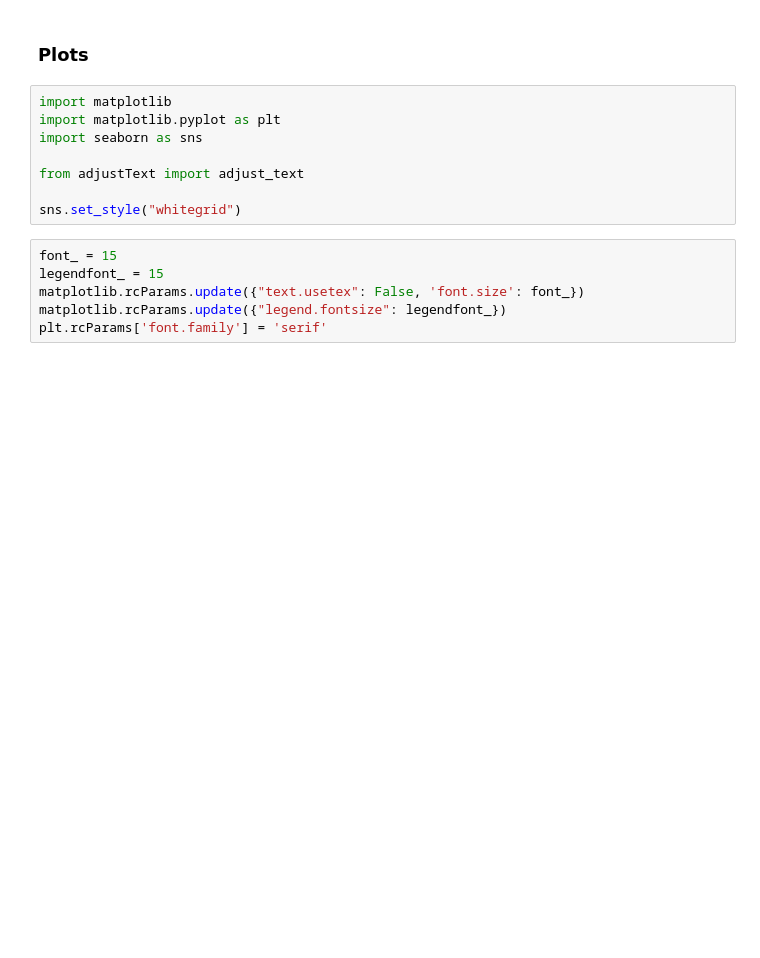
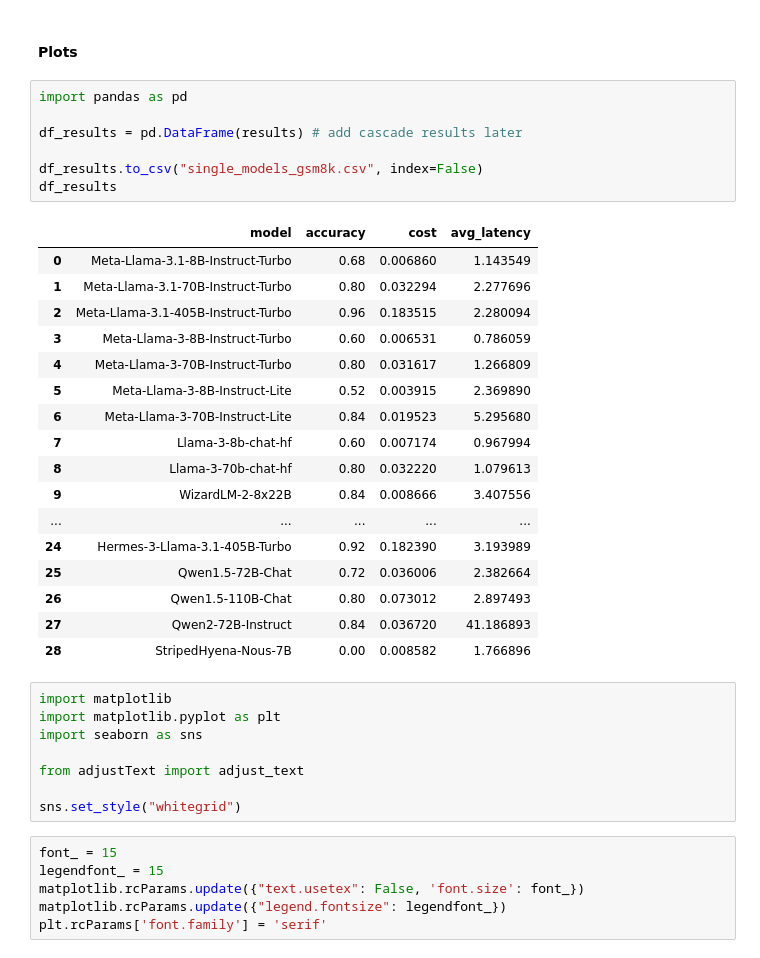
Before and after one commit to stevenkolawole/Agreement-Based-Cascading, a Jupyter notebook: run.ipynb, the cells around one changed output. Drawn from its saved outputs; the diff is of its cells as text; blank space fills up the shorter version.

```diff
--- a/run.ipynb
+++ b/run.ipynb
@@ -321,5 +292,30 @@ df_results
 # %% [markdown]
-### Plots
+#### Plots
+# %%
+import pandas as pd
+
+df_results = pd.DataFrame(results) # add cascade results later
+
+df_results.to_csv("single_models_gsm8k.csv", index=False)
+df_results
+# %% [output]
+|  | model | accuracy | cost | avg_latency |
+| 0 | Meta-Llama-3.1-8B-Instruct-Turbo | 0.68 | 0.006860 | 1.143549 |
+| 1 | Meta-Llama-3.1-70B-Instruct-Turbo | 0.80 | 0.032294 | 2.277696 |
+| 2 | Meta-Llama-3.1-405B-Instruct-Turbo | 0.96 | 0.183515 | 2.280094 |
+| 3 | Meta-Llama-3-8B-Instruct-Turbo | 0.60 | 0.006531 | 0.786059 |
+| 4 | Meta-Llama-3-70B-Instruct-Turbo | 0.80 | 0.031617 | 1.266809 |
+| 5 | Meta-Llama-3-8B-Instruct-Lite | 0.52 | 0.003915 | 2.369890 |
+| 6 | Meta-Llama-3-70B-Instruct-Lite | 0.84 | 0.019523 | 5.295680 |
+| 7 | Llama-3-8b-chat-hf | 0.60 | 0.007174 | 0.967994 |
+| 8 | Llama-3-70b-chat-hf | 0.80 | 0.032220 | 1.079613 |
+| 9 | WizardLM-2-8x22B | 0.84 | 0.008666 | 3.407556 |
+| ... | ... | ... | ... | ... |
+| 24 | Hermes-3-Llama-3.1-405B-Turbo | 0.92 | 0.182390 | 3.193989 |
+| 25 | Qwen1.5-72B-Chat | 0.72 | 0.036006 | 2.382664 |
+| 26 | Qwen1.5-110B-Chat | 0.80 | 0.073012 | 2.897493 |
+| 27 | Qwen2-72B-Instruct | 0.84 | 0.036720 | 41.186893 |
+| 28 | StripedHyena-Nous-7B | 0.00 | 0.008582 | 1.766896 |
 # %%
 import matplotlib
 import matplotlib.pyplot as plt
```
Also changed, not shown: parts of 31 cells of this notebook, 7 other files.
